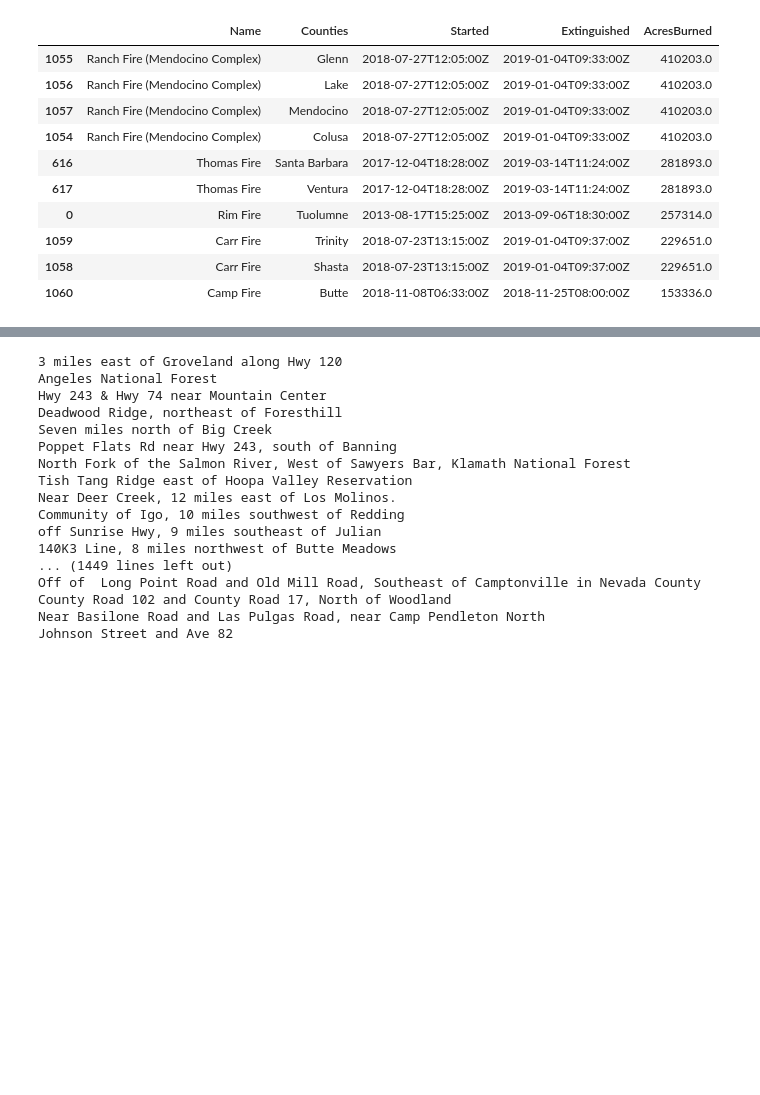
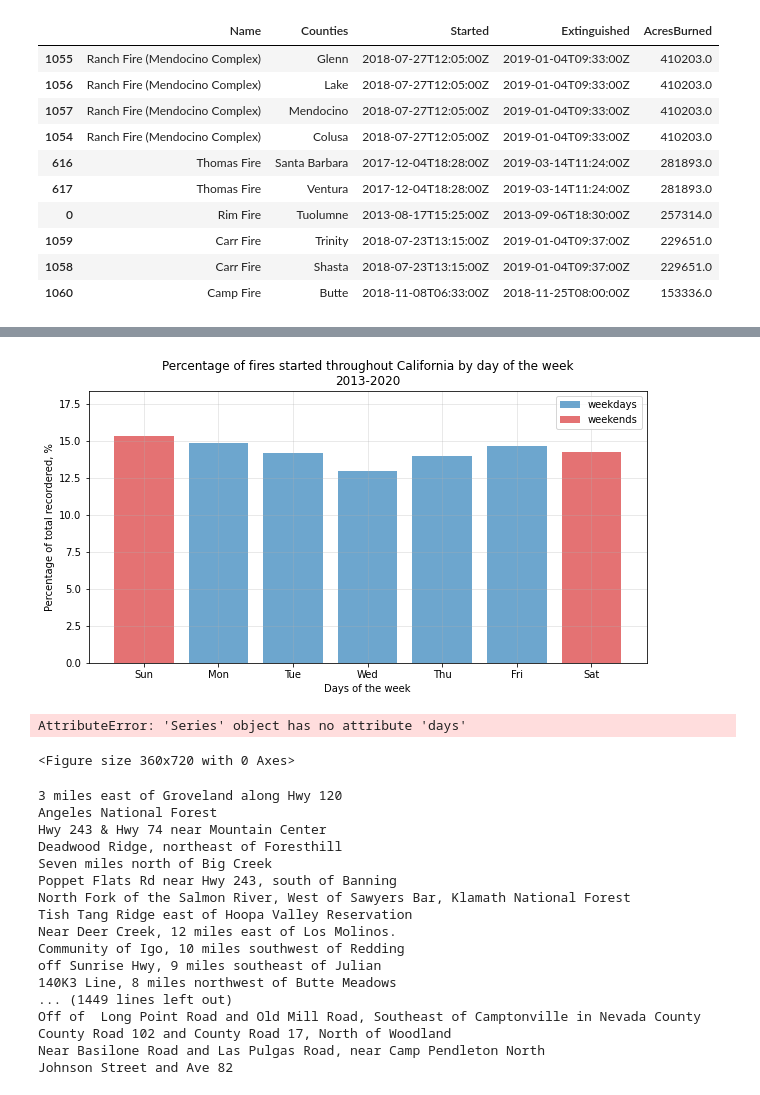
Before and after one commit to i-am-phoenix/project3, a Jupyter notebook: eda_IM.ipynb, the cells around one changed output, grey strips where cells are left out. Drawn from its saved outputs; the diff is of its cells as text; code cells hidden in the pictures; blank space fills up the shorter version.

```diff
--- a/eda_IM.ipynb
+++ b/eda_IM.ipynb
@@ -212,0 +255,21 @@ ValueError: invalid literal for int() with base 10: '0      20 days 03:05:00\n1
+# %%
+# Plot normalized bar chart, highlighting weekend and work week days
+plt.figure(figsize=(10,5))
+daysOfTheWeek=["Sun", "Mon", "Tue", "Wed", "Thu", "Fri", "Sat"]
+daysOfTheWeekColors = ["tab:red", "tab:blue", "tab:blue", "tab:blue", "tab:blue", "tab:blue", "tab:red"]
+plt.bar(daysOfTheWeek, 100*freq/freq.sum(), color = daysOfTheWeekColors, alpha=0.65)
+
+legend_elements = [Patch(facecolor='tab:blue', alpha=0.65, label='weekdays'),
+                  Patch(facecolor='tab:red', alpha=0.65, label='weekends')]
+
+# Create the figure
+plt.legend(handles=legend_elements, loc='center')
+plt.ylim([0, (100*freq/freq.sum()).max()*1.2])
+plt.xlabel("Days of the week")
+plt.ylabel("Percentage of total recordered, %")
+plt.title("Percentage of fires started throughout California by day of the week\n2013-2020")
+
+plt.legend(handles=legend_elements)
+plt.grid(alpha=0.35)
+# %% [output]
+[figure, added]
@@ -213,3 +295,24 @@ ValueError: invalid literal for int() with base 10: '0      20 days 03:05:00\n1
+# %%
+x = clean_data_3.Latitude
+y = clean_data_3.Longitude
+
+plt.figure(figsize=(5,10))
+plt.scatter(x,
+            clean_data_3.Longitude,
+            s = clean_data_3.Duration.days,
+            c = 'tab:blue')
+# plt.colorbar()
+plt.ylabel("Longitude, deg")
+plt.xlabel("Latitude, deg")
+plt.title("Bubble map of amount of acres burned")
+plt.legend()
+plt.grid(alpha=0.3)
+
+# for i, txt in enumerate(clean_data_3.Counties):
+#     plt.annotate(txt, (clean_data_3.Latitude[i], clean_data_3.Longitude[i]))
+# %% [output]
+AttributeError: 'Series' object has no attribute 'days'
+<Figure size 360x720 with 0 Axes>
 # %%
 for item in clean_data_3.Location:
     print(item)
```
Also changed, not shown: parts of 6 cells of this notebook.
